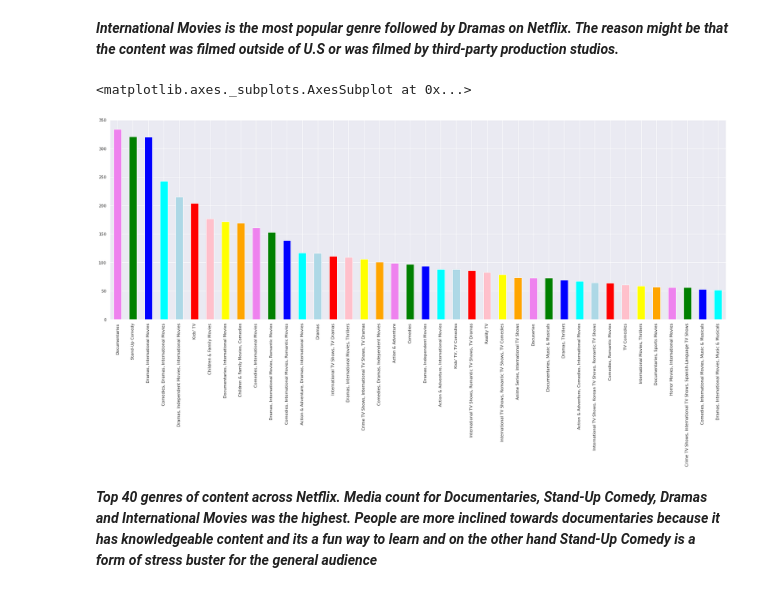
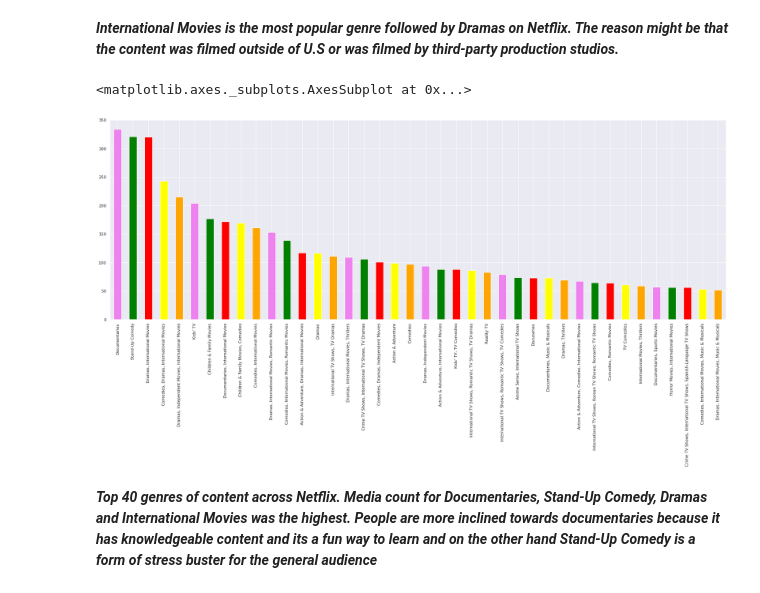
Before and after one commit to akifkashif/Netflix-Movies-and-TV-shows-Clustering-Project, a Jupyter notebook: NETFLIX_MOVIES_AND_TV_SHOWS_CLUSTERING.ipynb, the cells around one changed output. Saved outputs shown, nothing was run; the diff lists cells and outputs as text; code cells hidden in the pictures.

```diff
--- a/NETFLIX_MOVIES_AND_TV_SHOWS_CLUSTERING.ipynb
+++ b/NETFLIX_MOVIES_AND_TV_SHOWS_CLUSTERING.ipynb
@@ -569,11 +557,11 @@ plt.show()
 # %% [markdown]
 ***International Movies is the most popular genre followed by Dramas on Netflix. The reason might be that the content was filmed outside of U.S or was filmed by third-party production studios.***
 # %%
-color=[ 'violet', 'green',  ,'red', 'yellow', 'orange']
+color=[ 'violet', 'green', 'red', 'yellow', 'orange']
 df1.listed_in.value_counts()[0:40].plot(kind = 'bar', figsize = (30,10),color=color)
 # %% [output]
 <matplotlib.axes._subplots.AxesSubplot at 0x...>
-[figure, old version]
+[figure, new version]
 # %% [markdown]
 ***Top 40 genres of content across Netflix. Media count for  Documentaries, Stand-Up Comedy, Dramas and International Movies was the highest. People are more inclined towards documentaries because it has knowledgeable content and its a fun way to learn and on the other hand Stand-Up Comedy is a form of stress buster for the general audience***
 # %%
```
Also changed, not shown: parts of 19 cells of this notebook.
